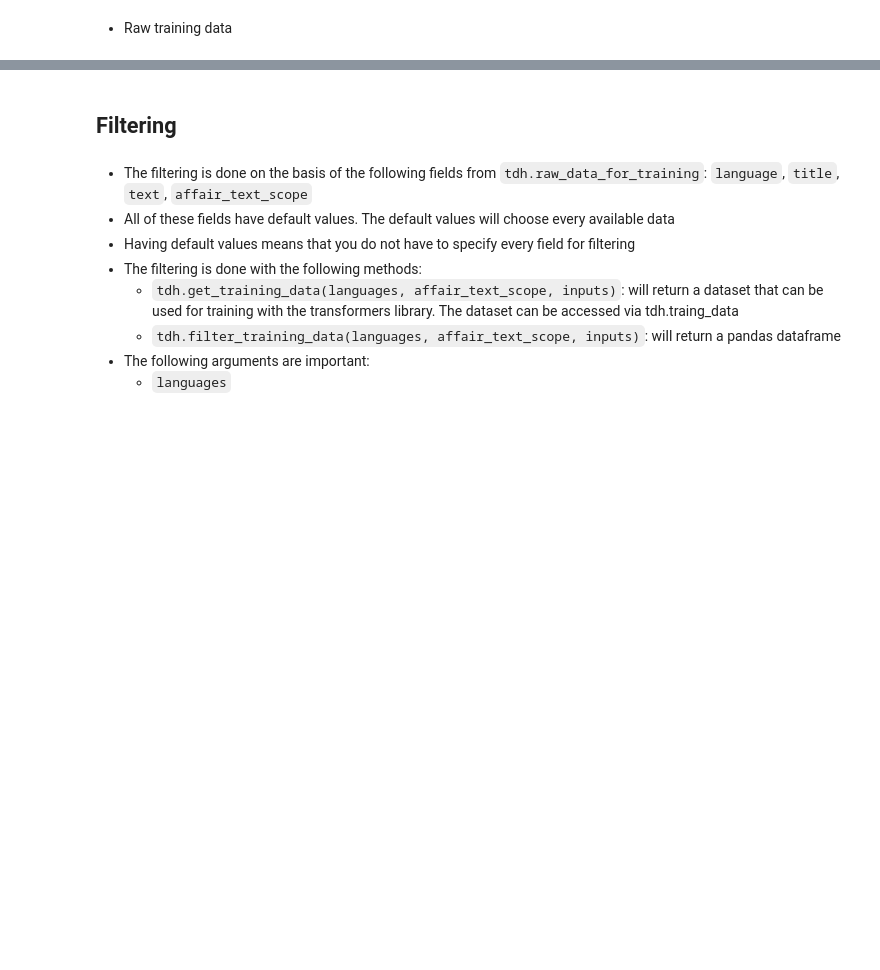
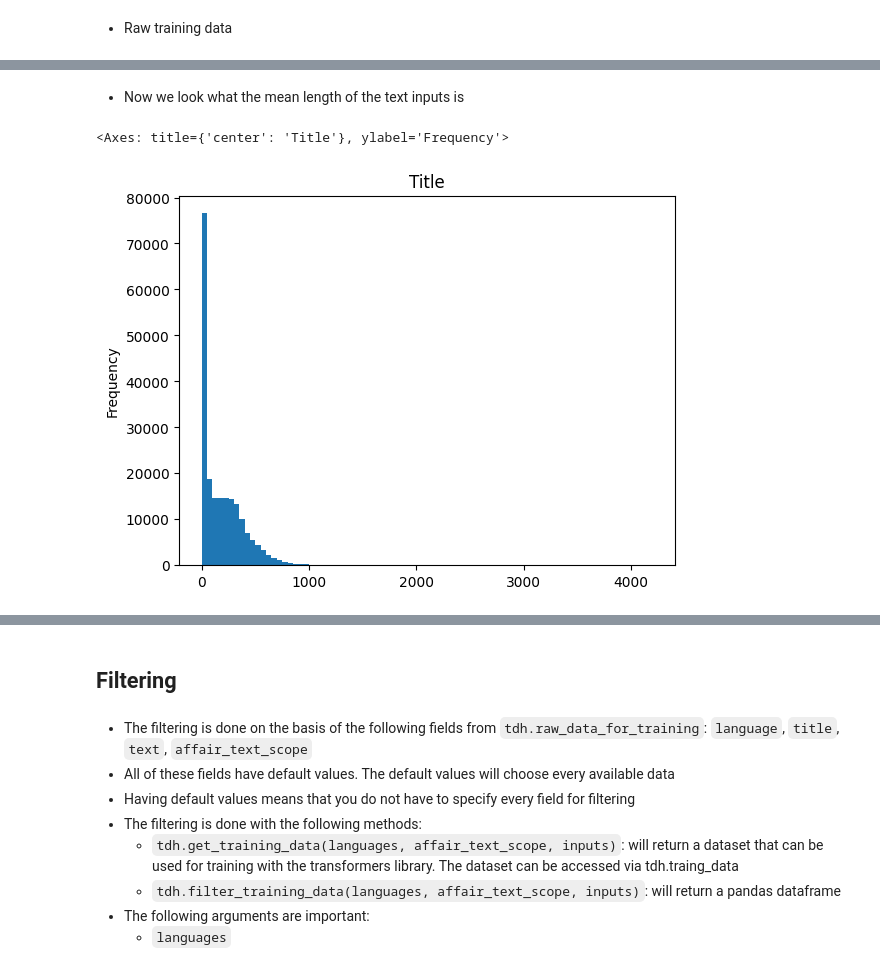
Before and after one commit to JoelNiklaus/LEXTREME, a Jupyter notebook: politmonitor/notebooks/Statistics.ipynb, the cells around one changed output, grey strips where cells are left out. Saved outputs shown, nothing was run; the diff lists cells and outputs as text; code cells hidden in the pictures; blank space fills up the shorter version.

```diff
--- a/politmonitor/notebooks/Statistics.ipynb
+++ b/politmonitor/notebooks/Statistics.ipynb
@@ -82,0 +248,11 @@ print('But it has no cases with an empty title field: ', tdh.raw_data_for_traini
+# %% [markdown]
+- Now we look what the mean length of the text inputs is
+# %%
+training_data = tdh.training_data_df
+# We split the texts by white space
+training_data['text_length'] = training_data.text.apply(lambda x: len(x.split()))
+bins = [x for x in range(0,training_data['text_length'].max(), 50)]
+training_data['text_length'].plot.hist(bins=bins)
+# %% [output]
+<Axes: title={'center': 'Title'}, ylabel='Frequency'>
+[figure, added]
```
Also changed, not shown: parts of 38 cells of this notebook.
